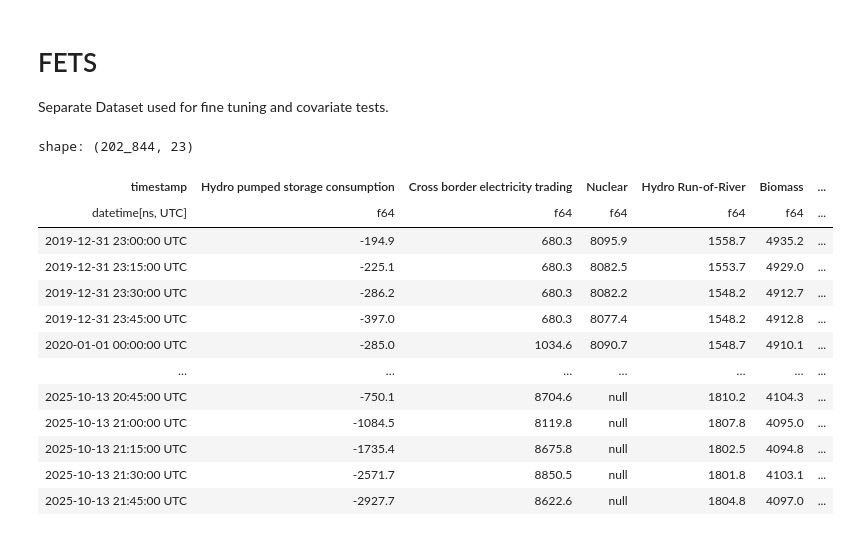
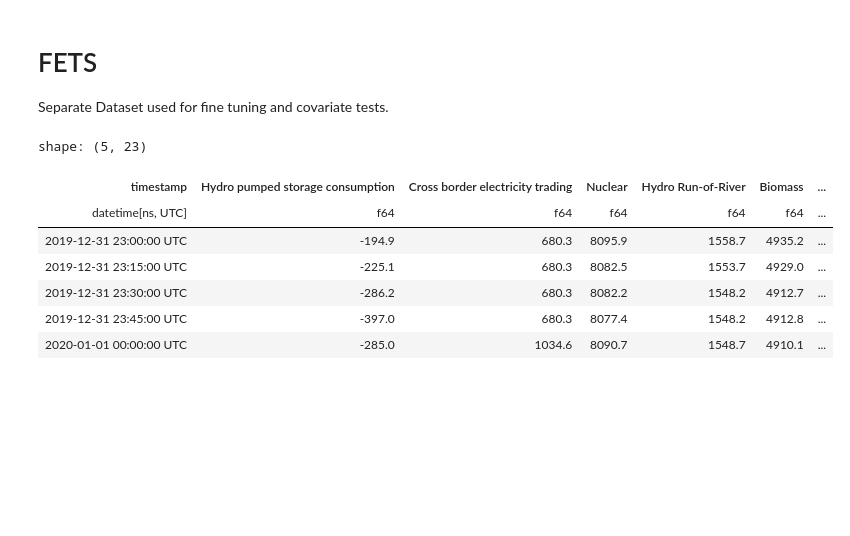
Before and after one commit to Richi0D/tirex_loss, a Jupyter notebook: notebooks/data_download.ipynb, the cells around one changed output. Cells and saved outputs as stored; diff of their text form; code cells hidden in the pictures; blank space fills up the shorter version.

```diff
--- a/notebooks/data_download.ipynb
+++ b/notebooks/data_download.ipynb
@@ -410,17 +408,12 @@ df_fets_load = pl.read_parquet(path_de_power_load)
 # %%
-df_fets_load
+df_fets_load = pl.read_parquet(path_de_power_load)
+df_fets_load.head()
 # %% [output]
-shape: (202_844, 23)
+shape: (5, 23)
 | timestamp | Hydro pumped storage consumption | Cross border electricity trading | Nuclear | Hydro Run-of-River | Biomass | ... |
 | datetime[ns, UTC] | f64 | f64 | f64 | f64 | f64 | ... |
 | 2019-12-31 23:00:00 UTC | -194.9 | 680.3 | 8095.9 | 1558.7 | 4935.2 | ... |
 | 2019-12-31 23:15:00 UTC | -225.1 | 680.3 | 8082.5 | 1553.7 | 4929.0 | ... |
 | 2019-12-31 23:30:00 UTC | -286.2 | 680.3 | 8082.2 | 1548.2 | 4912.7 | ... |
 | 2019-12-31 23:45:00 UTC | -397.0 | 680.3 | 8077.4 | 1548.2 | 4912.8 | ... |
 | 2020-01-01 00:00:00 UTC | -285.0 | 1034.6 | 8090.7 | 1548.7 | 4910.1 | ... |
-| … | … | … | … | … | … | ... |
-| 2025-10-13 20:45:00 UTC | -750.1 | 8704.6 | null | 1810.2 | 4104.3 | ... |
-| 2025-10-13 21:00:00 UTC | -1084.5 | 8119.8 | null | 1807.8 | 4095.0 | ... |
-| 2025-10-13 21:15:00 UTC | -1735.4 | 8675.8 | null | 1802.5 | 4094.8 | ... |
-| 2025-10-13 21:30:00 UTC | -2571.7 | 8850.5 | null | 1801.8 | 4103.1 | ... |
-| 2025-10-13 21:45:00 UTC | -2927.7 | 8622.6 | null | 1804.8 | 4097.0 | ... |
```
Also changed, not shown: parts of 4 cells of this notebook, 10 other files.
